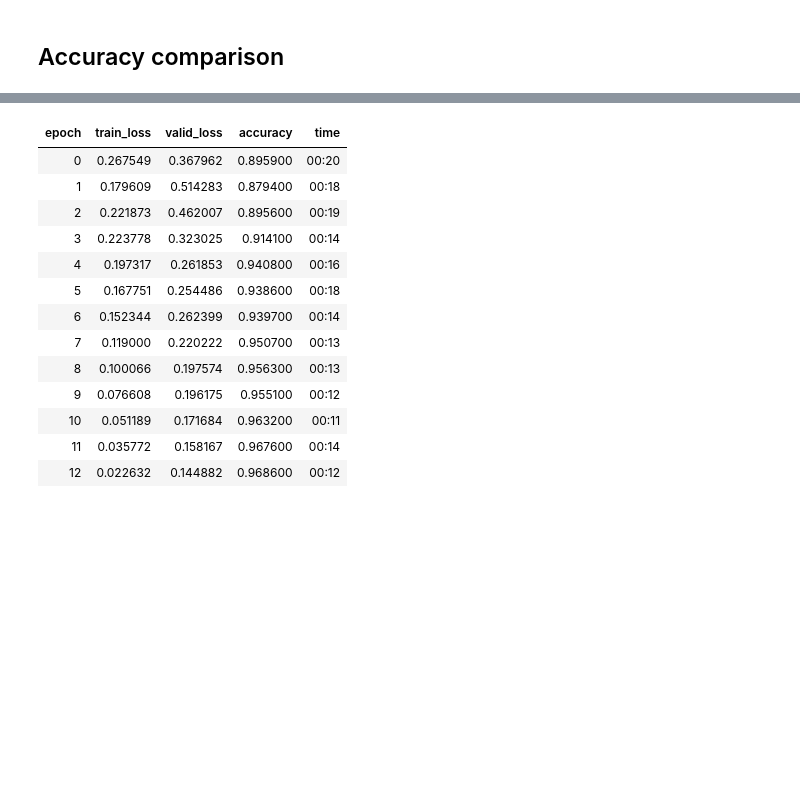
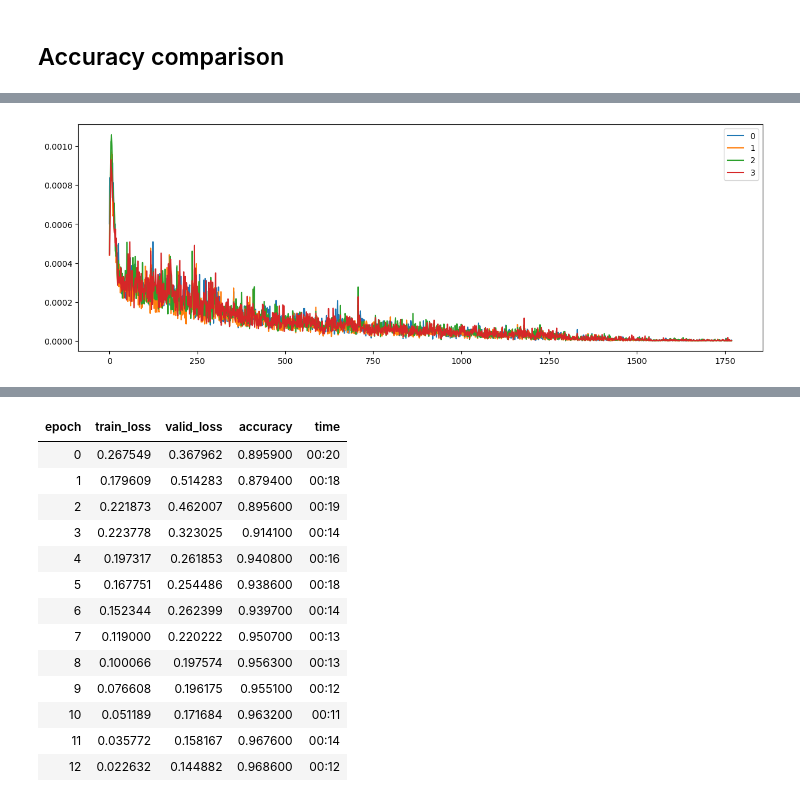
Before and after one commit to ssslakter/FastFF, a Jupyter notebook: nbs/04_fff.ipynb, the cells around one changed output, grey strips where cells are left out. Cells and saved outputs as stored; diff of their text form; code cells hidden in the pictures; blank space fills up the shorter version.

```diff
--- a/nbs/04_fff.ipynb
+++ b/nbs/04_fff.ipynb
@@ -149,0 +173,5 @@ cbs[1].show('nodes.weight', ax=ax)
+# %%
+ax = subplots(figsize=(15,5))[1][0]
+cbs[1].show('leaves.weight', ax=ax, normalize=lambda x: x.view(-1, model.n_leaves, l, model.in_dim).abs().mean((2,3)))
+# %% [output]
+[figure, added]
```
Also changed, not shown: parts of 10 cells of this notebook, 7 other files.
